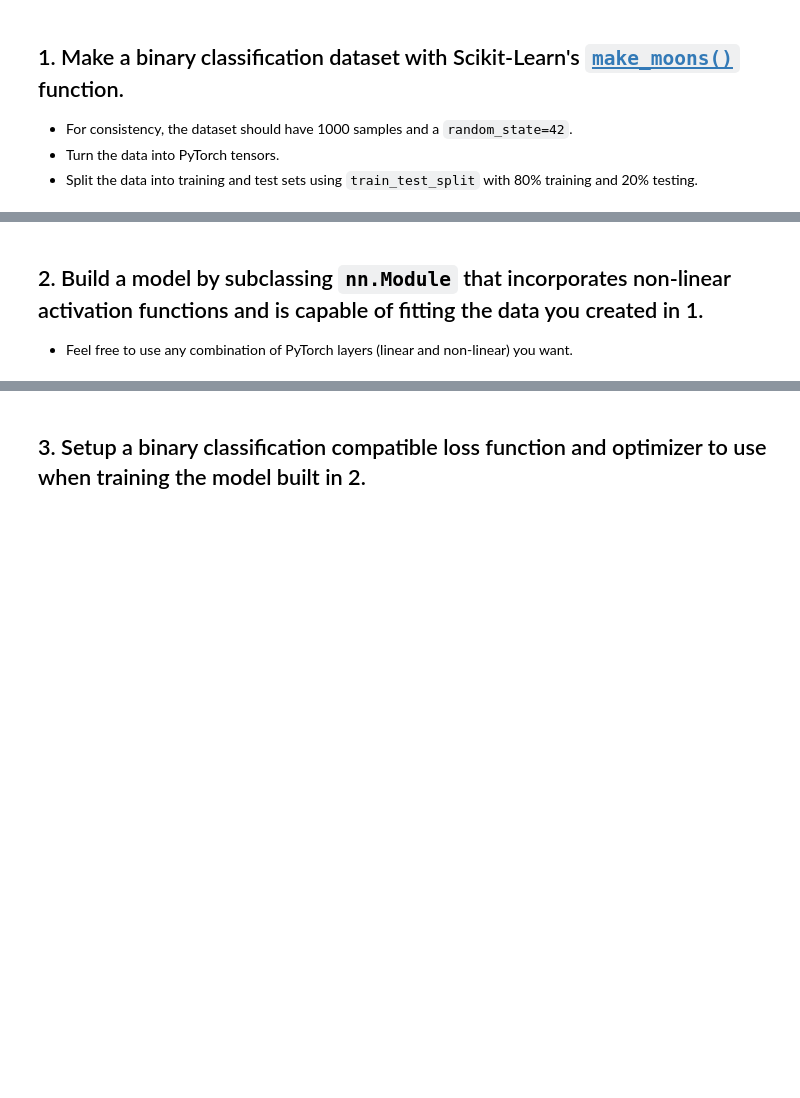
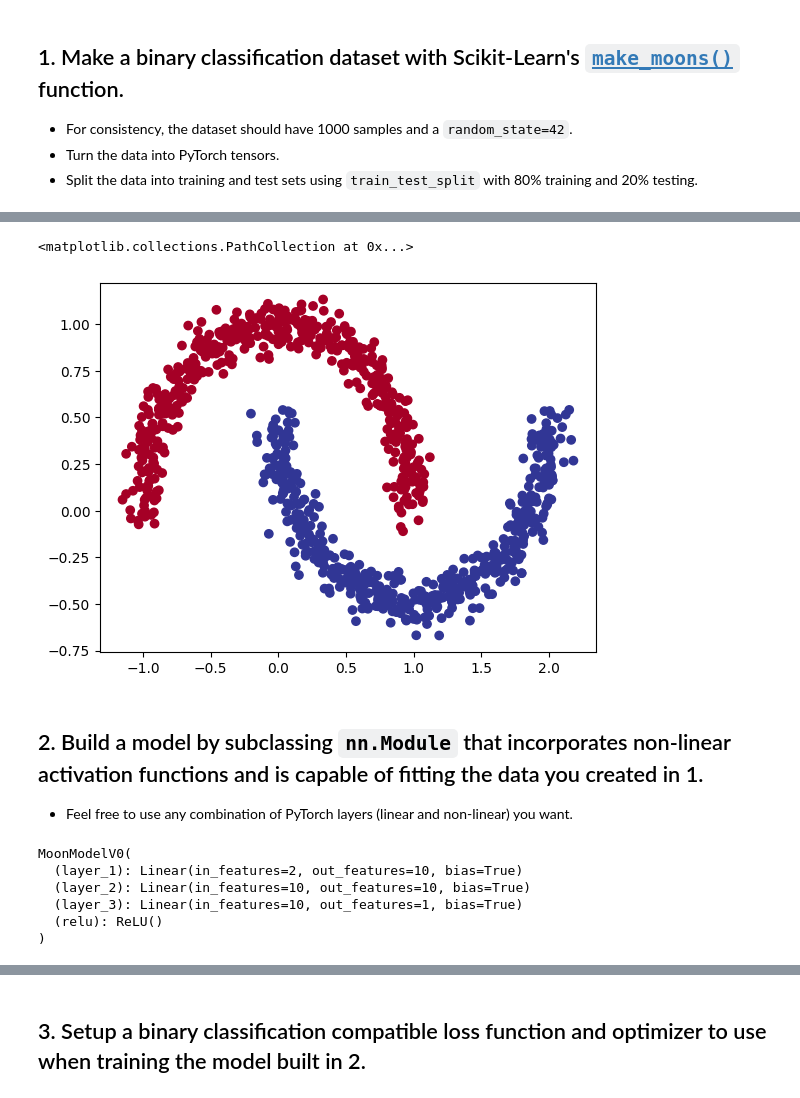
Before and after one commit to SiPilip/pytorch_course, a Jupyter notebook: 02_pytorch_classification_exercises.ipynb, the cells around one changed output, grey strips where cells are left out. Saved outputs shown, nothing was run; the diff lists cells and outputs as text; code cells hidden in the pictures; blank space fills up the shorter version.

```diff
--- a/02_pytorch_classification_exercises.ipynb
+++ b/02_pytorch_classification_exercises.ipynb
@@ -32,13 +31,6 @@ RANDOM_SEED = 42
 # %%
 # Create a dataset with Scikit-Learn's make_moons()
 from sklearn.datasets import make_moons
-X, y = make_moons(n_samples=1000,
-                  random_state=42)
-
-from sklearn.model_selection import train_test_split
-X_train, X_test, y_train, y_test = train_test_split(X,
-                                                    y,
-                                                    test_size=.2)
-
-print(f"X: {X[:5]}")
-print(f"y: {y[:5]}")
+X,y = make_moons(n_samples=1000,
+                 noise=0.07,
+                 random_state=42)
@@ -62,5 +65,12 @@ SyntaxError: invalid syntax (<ipython-input-7-29f53fc11516>, line 5)
 # %%
 # Visualize the data on a scatter plot
 import matplotlib.pyplot as plt
+plt.scatter(x=X[:,0],
+            y=X[:,1],
+            c=y,
+            cmap=plt.cm.RdYlBu)
+# %% [output]
+<matplotlib.collections.PathCollection at 0x...>
+[figure, added]
 # %%
 # Turn data into tensors of dtype float
@@ -77,11 +91,25 @@ from torch import nn
 
 # Inherit from nn.Module to make a model capable of fitting the mooon data
 class MoonModelV0(nn.Module):
-    ## Your code here ##
+    def __init__(self):
+      super().__init__()
+      self.layer_1 = nn.Linear(in_features=2,
+                               out_features=10)
+      self.layer_2 = nn.Linear(in_features=10,
+                               out_features=10)
+      self.layer_3 = nn.Linear(in_features=10,
+                               out_features=1)
+      self.relu = nn.ReLU()
 
     def forward(self, x):
-        ## Your code here ##
-        return
+        return self.layer_3(self.relu(self.layer_2(self.relu(self.layer_1(x)))))
 
-# Instantiate the model
-## Your code here ##
+model = MoonModelV0().to(device)
+model
+# %% [output]
+MoonModelV0(
+  (layer_1): Linear(in_features=2, out_features=10, bias=True)
+  (layer_2): Linear(in_features=10, out_features=10, bias=True)
+  (layer_3): Linear(in_features=10, out_features=1, bias=True)
+  (relu): ReLU()
+)
```
Also changed, not shown: parts of 13 cells of this notebook.
